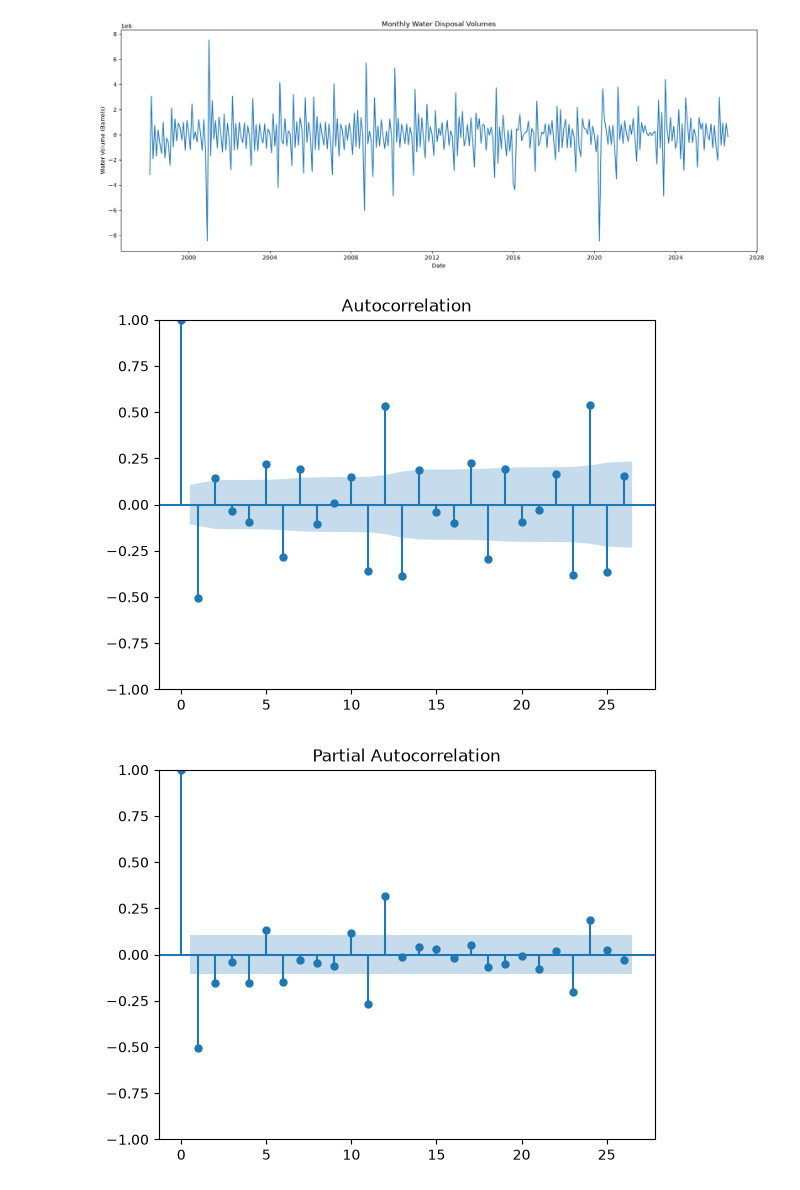
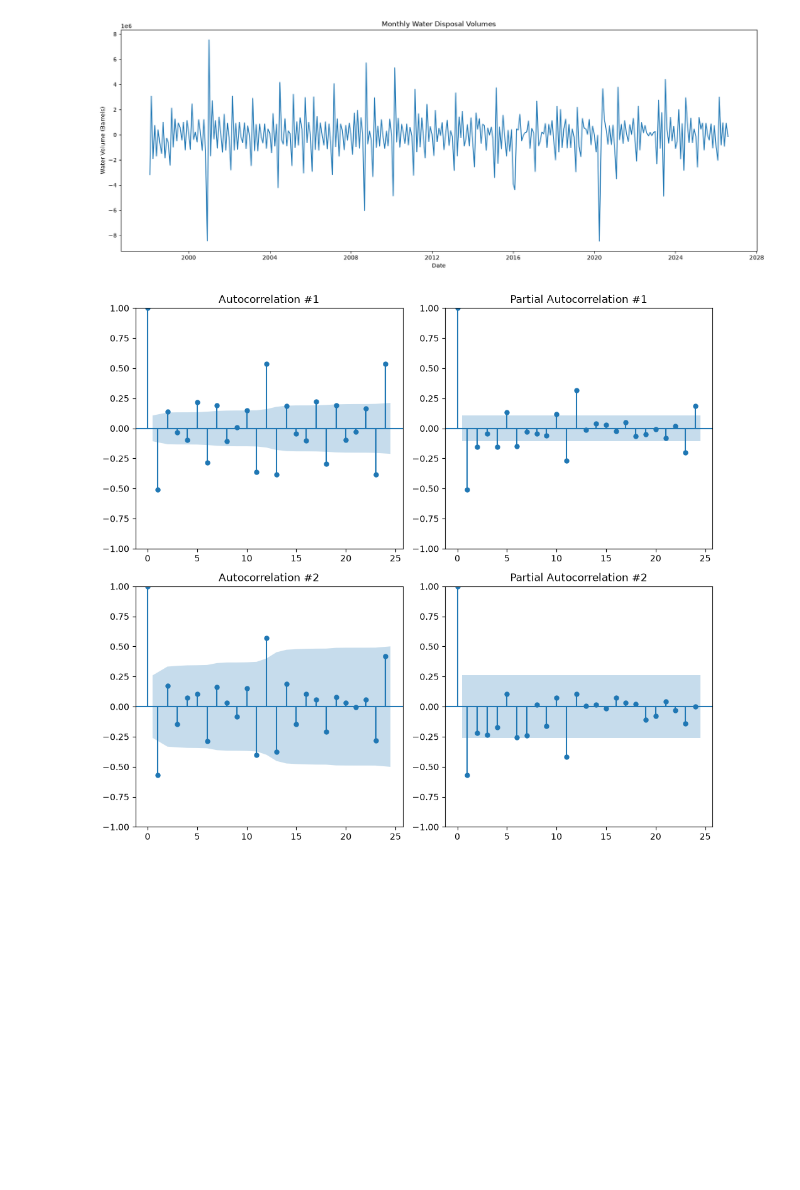
Before and after one commit to L0GN82/SARIMA, a Jupyter notebook: SARIMA with EXO.ipynb, the cells around one changed output. Cells and saved outputs as stored; diff of their text form; code cells hidden in the pictures; blank space fills up the shorter version.

```diff
--- a/SARIMA with EXO.ipynb
+++ b/SARIMA with EXO.ipynb
@@ -94,39 +205,27 @@ Non-stationary
 # %%
 
 #AUTOCORRELATION FOR 1998 TO 2025
-df = pd.read_excel(r"C:\Users\LoganFrideley\East Texas Salt Water Disposal Company\Finance - Documents\Water Disposal History.xlsx")
+COVID_training_mask = (cleaned["Date"] >= "2021-01") & (cleaned["Date"] <= "2025-09" )
+COVID_training = cleaned[COVID_training_mask]
+#converting series to array
+training_data_large = np.asarray(large_training['diff1'])
+training_data_small = np.asarray(COVID_training["diff1"])
 
-monthly_water_vols = df[['Month/ Year', 'Total Disposed Water Volume']].copy()
-# Filter out all Na values for water volumes.
-monthly_water_vols = monthly_water_vols[~monthly_water_vols['Total Disposed Water Volume'].isna()]
-# Changing column names to 'Water Volume'
-monthly_water_vols['Water Volume'] = monthly_water_vols['Total Disposed Water Volume']
-# Changing column name to Date and also making the type datetime64
-monthly_water_vols['Date'] = monthly_water_vols['Month/ Year']
-monthly_water_vols['Date'] = pd.to_datetime(monthly_water_vols['Date'])
+fig, axes = plt.subplots(nrows = 2, ncols = 2, figsize = (10, 9))
 
+plot_acf(training_data_large, ax=axes[0,0], lags = 24)
+axes[0,0].set_title("Autocorrelation #1")
 
-# change Date to a Period data type
-#monthly_water_vols['Date'] = monthly_water_vols['Date'].dt.to_period(freq='M')
+plot_pacf(training_data_large, ax=axes[0,1], lags = 24)
+axes[0,1].set_title("Partial Autocorrelation #1")
 
+plot_acf(training_data_small, ax=axes[1,0], lags = 24)
+axes[1,0].set_title("Autocorrelation #2")
 
-# Dropping the old columns
-monthly_water_vols = monthly_water_vols.drop(columns = ['Total Disposed Water Volume', 'Month/ Year'])
-# Changing the order of the columns
-monthly_water_vols = monthly_water_vols.loc[:, ['Date', 'Water Volume']]
+plot_pacf(training_data_small, ax=axes[1,1], lags = 24)
+axes[1,1].set_title("Partial Autocorrelation #2")
 
-#differencing the series
-monthly_water_vols['diff1'] = monthly_water_vols['Water Volume'].diff(1)
-cleaned = monthly_water_vols.dropna()
-
-training_mask = (cleaned['Date'] >= '1998-01') & (monthly_water_vols['Date'] <= '2025-12')
-training = cleaned[training_mask]
-#converting series to array
-training_data_large = np.asarray(training['diff1'])
-#Plotting ACF and PACF graphs
-plot_acf(training_data_large)
-plot_pacf(training_data_large)
+plt.tight_layout()
 plt.show()
 # %% [output]
-[figure, old version]
+[figure, new version]
-[figure, removed]
```
Also changed, not shown: parts of 26 cells of this notebook, 3 other files.
